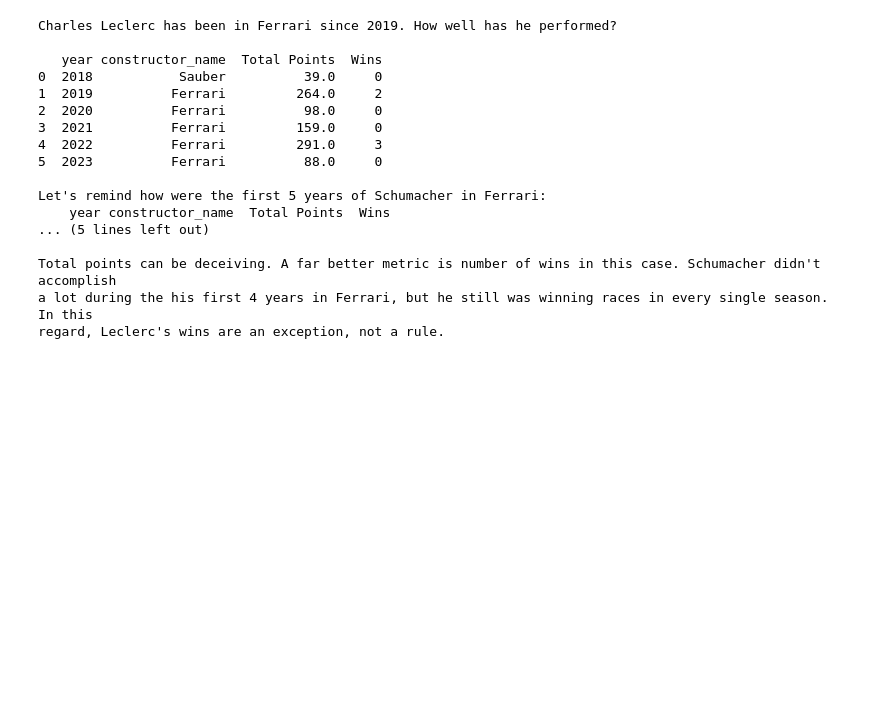
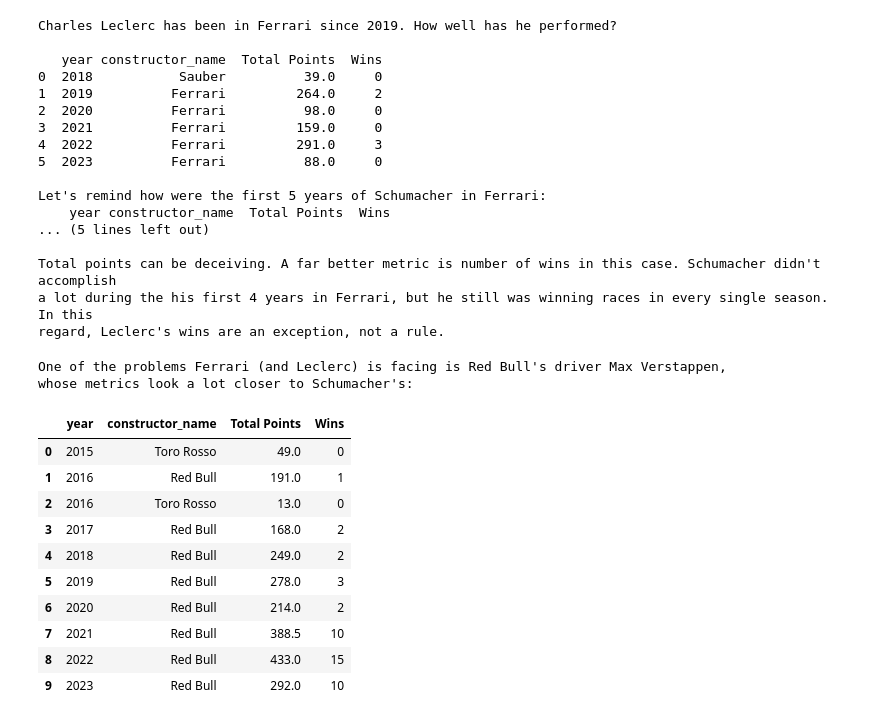
Before and after one commit to pablogalleg/python_assignment, a Jupyter notebook: group_assignment.ipynb, the cells around one changed output. Drawn from its saved outputs; the diff is of its cells as text; code cells hidden in the pictures; blank space fills up the shorter version.

```diff
--- a/group_assignment.ipynb
+++ b/group_assignment.ipynb
@@ -976,3 +1022,33 @@ Let's remind how were the first 5 years of Schumacher in Ferrari:
 Total points can be deceiving. A far better metric is number of wins in this case. Schumacher didn't accomplish
 a lot during the his first 4 years in Ferrari, but he still was winning races in every single season. In this
 regard, Leclerc's wins are an exception, not a rule.
+# %%
+print("One of the problems Ferrari (and Leclerc) is facing is Red Bull's driver Max Verstappen, \nwhose metrics look a lot closer to Schumacher's:")
+
+verstappen_data = df[df['driver'] == 'Max Verstappen']
+
+verstappen_summary = verstappen_data.groupby(['year', 'constructor_name']).agg({
+    'points': 'sum',
+    'final_position': lambda x: (x==1).sum()
+}).reset_index()
+
+verstappen_summary.rename(columns={
+    'points': 'Total Points',
+    'final_position': 'Wins'
+}, inplace=True)
+
+verstappen_summary
+# %% [output]
+One of the problems Ferrari (and Leclerc) is facing is Red Bull's driver Max Verstappen,
+whose metrics look a lot closer to Schumacher's:
+|  | year | constructor_name | Total Points | Wins |
+| 0 | 2015 | Toro Rosso | 49.0 | 0 |
+| 1 | 2016 | Red Bull | 191.0 | 1 |
+| 2 | 2016 | Toro Rosso | 13.0 | 0 |
+| 3 | 2017 | Red Bull | 168.0 | 2 |
+| 4 | 2018 | Red Bull | 249.0 | 2 |
+| 5 | 2019 | Red Bull | 278.0 | 3 |
+| 6 | 2020 | Red Bull | 214.0 | 2 |
+| 7 | 2021 | Red Bull | 388.5 | 10 |
+| 8 | 2022 | Red Bull | 433.0 | 15 |
+| 9 | 2023 | Red Bull | 292.0 | 10 |
```
Also changed, not shown: parts of 4 cells of this notebook.
